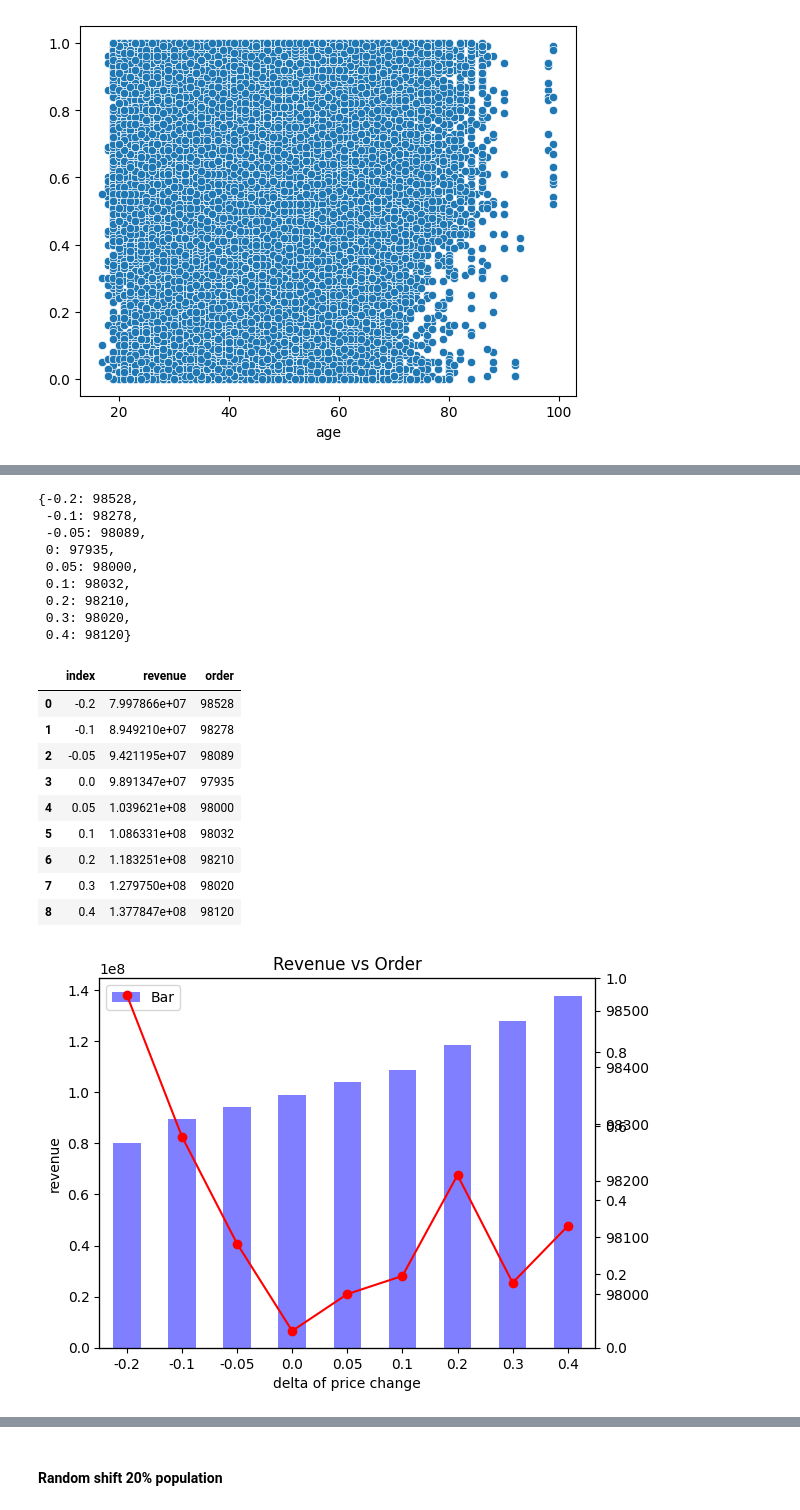
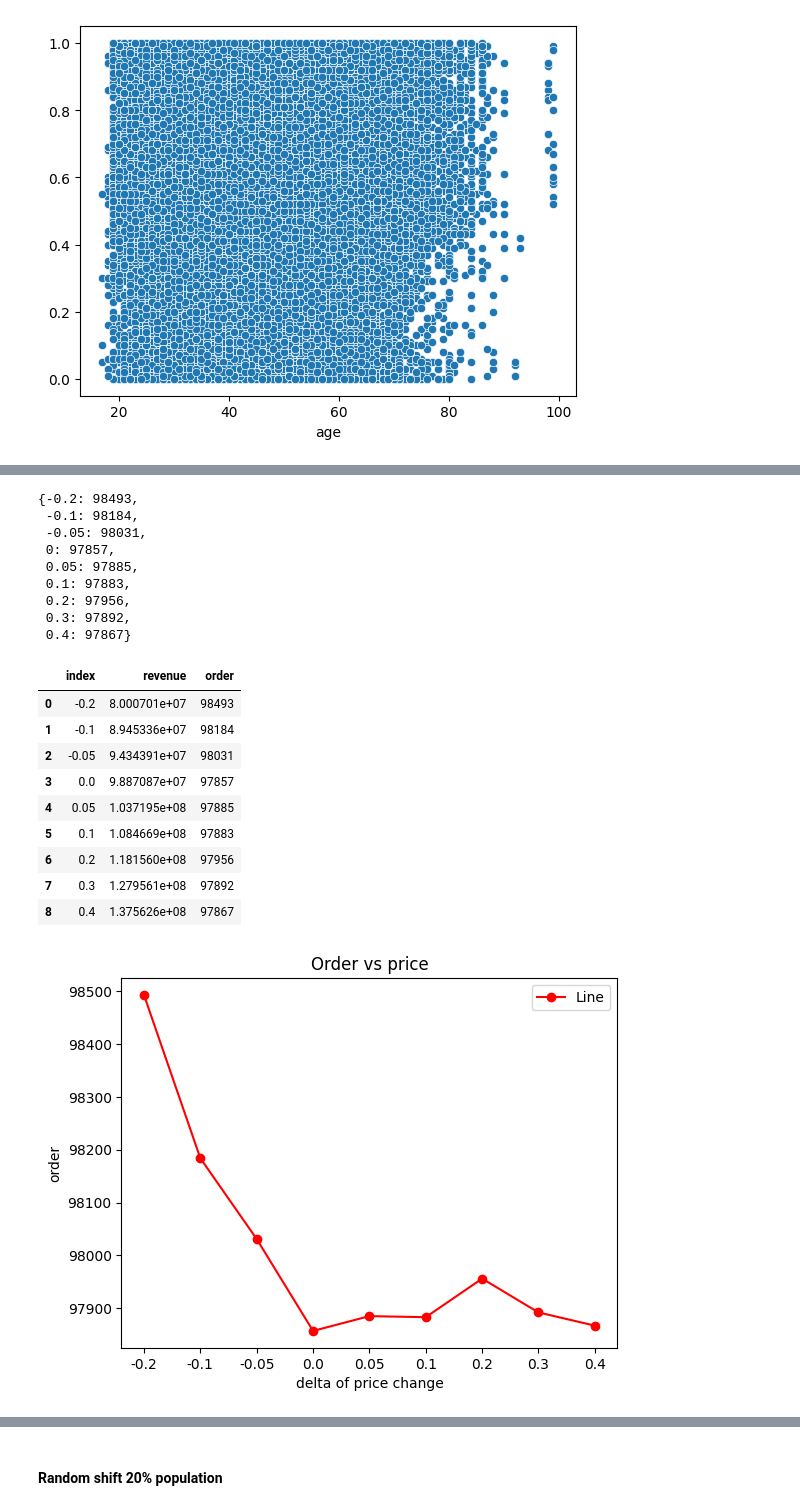
Before and after one commit to ShawnLiu119/Online-Order-Prediction-Pricing-Discrimination, a Jupyter notebook: order_pred_full.ipynb, the cells around one changed output, grey strips where cells are left out. Drawn from its saved outputs; the diff is of its cells as text; code cells hidden in the pictures.

```diff
--- a/order_pred_full.ipynb
+++ b/order_pred_full.ipynb
@@ -638,15 +634,15 @@ def test_gen (df, column, delta):
   df_test[column] = df_test[column] * (1 + delta)
   return df_test
 # %%
-df_p5 = test_gen(X_test, 'cSumPrice', 0.05)
-df_p10 = test_gen(X_test, 'cSumPrice', 0.1)
-df_p20 = test_gen(X_test, 'cSumPrice', 0.2)
-df_p30 = test_gen(X_test, 'cSumPrice', 0.3)
-df_p40 = test_gen(X_test, 'cSumPrice', 0.4)
+df_p5 = test_gen(X, 'cSumPrice', 0.05)
+df_p10 = test_gen(X, 'cSumPrice', 0.1)
+df_p20 = test_gen(X, 'cSumPrice', 0.2)
+df_p30 = test_gen(X, 'cSumPrice', 0.3)
+df_p40 = test_gen(X, 'cSumPrice', 0.4)
 
-df_n5 = test_gen(X_test, 'cSumPrice', -0.05)
-df_n10 = test_gen(X_test, 'cSumPrice', -0.1)
-df_n20 = test_gen(X_test, 'cSumPrice', -0.2)
+df_n5 = test_gen(X, 'cSumPrice', -0.05)
+df_n10 = test_gen(X, 'cSumPrice', -0.1)
+df_n20 = test_gen(X, 'cSumPrice', -0.2)
 # %%
 pred_p5 = model.predict(df_p5)
 pred_p10 = model.predict(df_p10)
@@ -684,15 +680,15 @@ for i in range(len(delta)):
 
 order_dic
 # %% [output]
-{-0.2: 98528,
- -0.1: 98278,
- -0.05: 98089,
- 0: 97935,
- 0.05: 98000,
- 0.1: 98032,
- 0.2: 98210,
- 0.3: 98020,
- 0.4: 98120}
+{-0.2: 98493,
+ -0.1: 98184,
+ -0.05: 98031,
+ 0: 97857,
+ 0.05: 97885,
+ 0.1: 97883,
+ 0.2: 97956,
+ 0.3: 97892,
+ 0.4: 97867}
 # %%
 df_rev_order = pd.DataFrame({'revenue':pd.Series(sales_dic),'order':pd.Series(order_dic)})
 
@@ -701,37 +697,37 @@ df_plot['index'] = df_plot['index'].astype('string')
 df_plot
 # %% [output]
 |  | index | revenue | order |
-| 0 | -0.2 | 7.997866e+07 | 98528 |
-| 1 | -0.1 | 8.949210e+07 | 98278 |
-| 2 | -0.05 | 9.421195e+07 | 98089 |
-| 3 | 0.0 | 9.891347e+07 | 97935 |
-| 4 | 0.05 | 1.039621e+08 | 98000 |
-| 5 | 0.1 | 1.086331e+08 | 98032 |
-| 6 | 0.2 | 1.183251e+08 | 98210 |
-| 7 | 0.3 | 1.279750e+08 | 98020 |
-| 8 | 0.4 | 1.377847e+08 | 98120 |
+| 0 | -0.2 | 8.000701e+07 | 98493 |
+| 1 | -0.1 | 8.945336e+07 | 98184 |
+| 2 | -0.05 | 9.434391e+07 | 98031 |
+| 3 | 0.0 | 9.887087e+07 | 97857 |
+| 4 | 0.05 | 1.037195e+08 | 97885 |
+| 5 | 0.1 | 1.084669e+08 | 97883 |
+| 6 | 0.2 | 1.181560e+08 | 97956 |
+| 7 | 0.3 | 1.279561e+08 | 97892 |
+| 8 | 0.4 | 1.375626e+08 | 97867 |
 # %%
 import matplotlib.pyplot as plt
 import numpy as np
 import pandas as pd
 
 fig, ax = plt.subplots()
 
 
 
-df_plot.plot(kind='bar', x='index', y='revenue', ax=ax, color='b', alpha=0.5, label='Bar')
-plt.twinx()
+# df_plot.plot(kind='bar', x='index', y='revenue', ax=ax, color='b', alpha=0.5, label='Bar')
+# plt.twinx()
 # Plot a line chart
-df_plot.plot(kind='line', x='index', y='order', ax=ax, color='r', marker='o', label='Line', secondary_y = True)
+df_plot.plot(kind='line', x='index', y='order', ax=ax, color='r', marker='o', label='Line')
 
 # Add a legend
 ax.legend()
 
 ax.set_xlabel('delta of price change')
-ax.set_ylabel('revenue')
-ax.set_title('Revenue vs Order')
+ax.set_ylabel('order')
+ax.set_title('Order vs price')
 
 # Show the plot
 plt.show()
 # %% [output]
-[figure, old version]
+[figure, new version]
```
Also changed, not shown: parts of 19 cells of this notebook.
